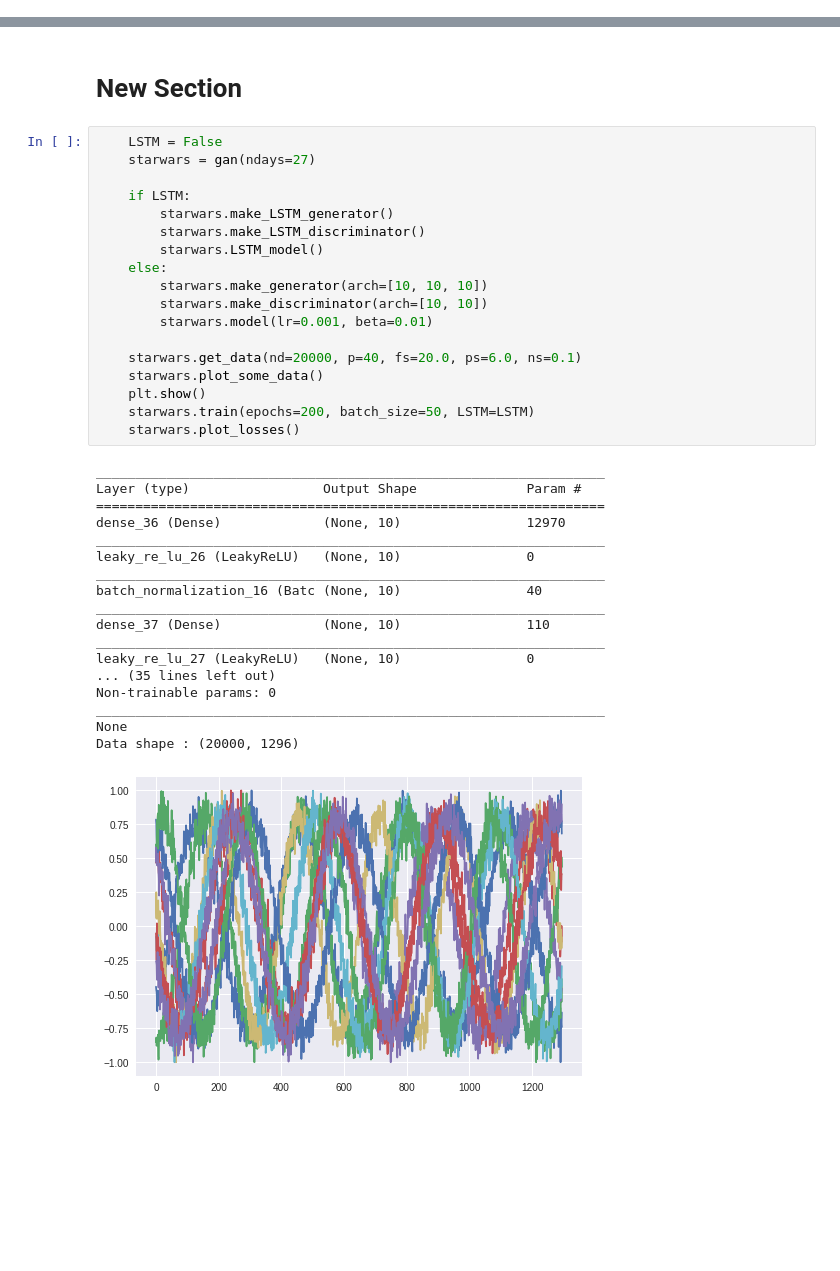
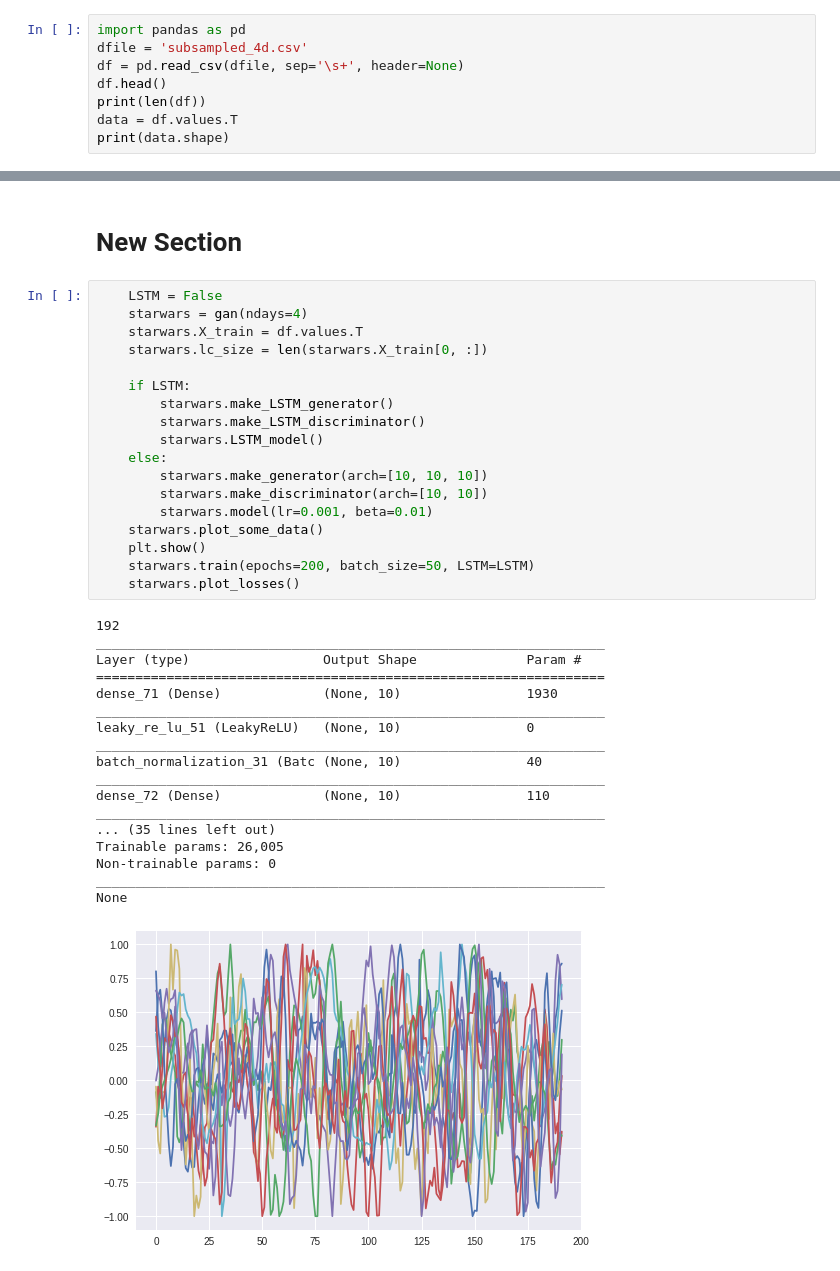
Before and after one commit to benjaminpope/starwars, a Jupyter notebook: gan_red_giant.ipynb, the cells around one changed output, grey strips where cells are left out. Drawn from its saved outputs; the diff is of its cells as text; blank space fills up the shorter version.

```diff
--- a/gan_red_giant.ipynb
+++ b/gan_red_giant.ipynb
@@ -28,3 +28,11 @@ ls
 from gan import gan
 # %% [output]
 Using TensorFlow backend.
+# %%
+import pandas as pd
+dfile = 'subsampled_4d.csv'
+df = pd.read_csv(dfile, sep='\s+', header=None)
+df.head()
+print(len(df))
+data = df.values.T
+print(data.shape)
@@ -32,38 +43,38 @@ Using TensorFlow backend.
 # New Section
 # %%
     LSTM = False
-    starwars = gan(ndays=27)
+    starwars = gan(ndays=4)
+    starwars.X_train = df.values.T
+    starwars.lc_size = len(starwars.X_train[0, :])
 
     if LSTM:
         starwars.make_LSTM_generator()
         starwars.make_LSTM_discriminator()
         starwars.LSTM_model()
     else:
         starwars.make_generator(arch=[10, 10, 10])
         starwars.make_discriminator(arch=[10, 10])
         starwars.model(lr=0.001, beta=0.01)
-
-    starwars.get_data(nd=20000, p=40, fs=20.0, ps=6.0, ns=0.1)
     starwars.plot_some_data()
     plt.show()
     starwars.train(epochs=200, batch_size=50, LSTM=LSTM)
     starwars.plot_losses()
 # %% [output]
+192
 _________________________________________________________________
 Layer (type)                 Output Shape              Param #
 =================================================================
-dense_36 (Dense)             (None, 10)                12970
+dense_71 (Dense)             (None, 10)                1930
 _________________________________________________________________
-leaky_re_lu_26 (LeakyReLU)   (None, 10)                0
+leaky_re_lu_51 (LeakyReLU)   (None, 10)                0
 _________________________________________________________________
-batch_normalization_16 (Batc (None, 10)                40
+batch_normalization_31 (Batc (None, 10)                40
 _________________________________________________________________
-dense_37 (Dense)             (None, 10)                110
+dense_72 (Dense)             (None, 10)                110
 _________________________________________________________________
-leaky_re_lu_27 (LeakyReLU)   (None, 10)                0
 ... (35 lines left out)
+Trainable params: 26,005
 Non-trainable params: 0
 _________________________________________________________________
 None
-Data shape : (20000, 1296)
-[figure, old version]
+[figure, new version]
```
Also changed, not shown: parts of 2 cells of this notebook.
